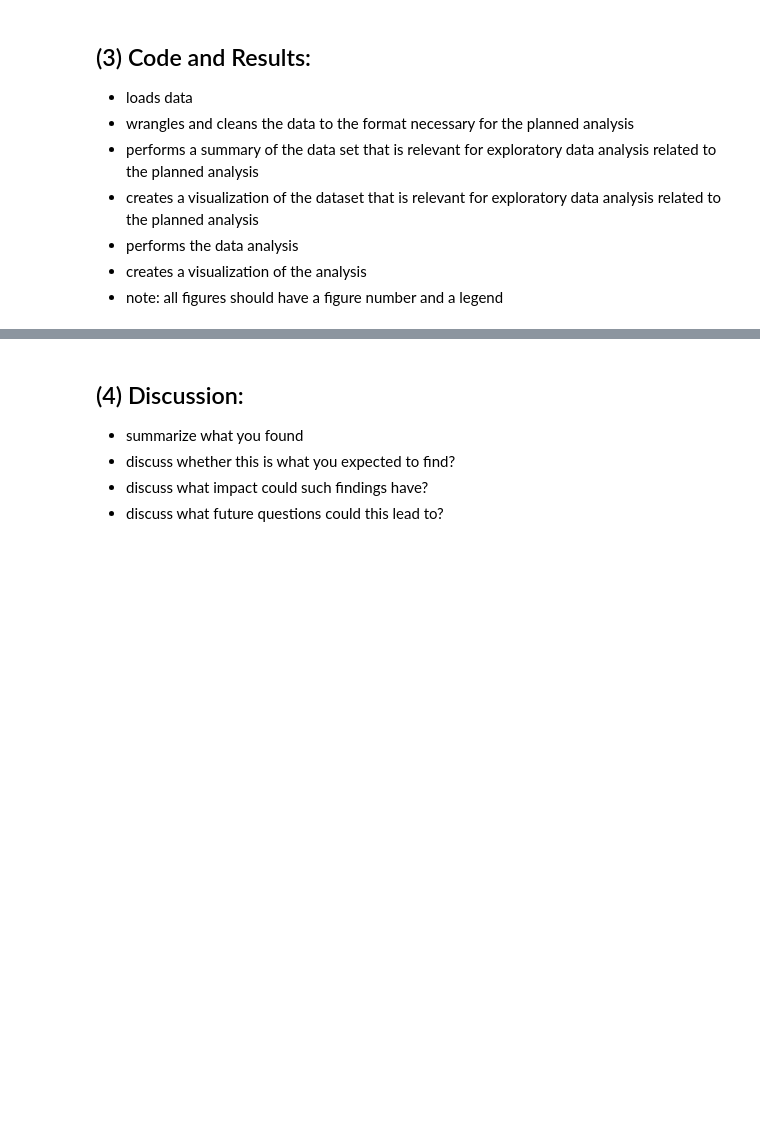
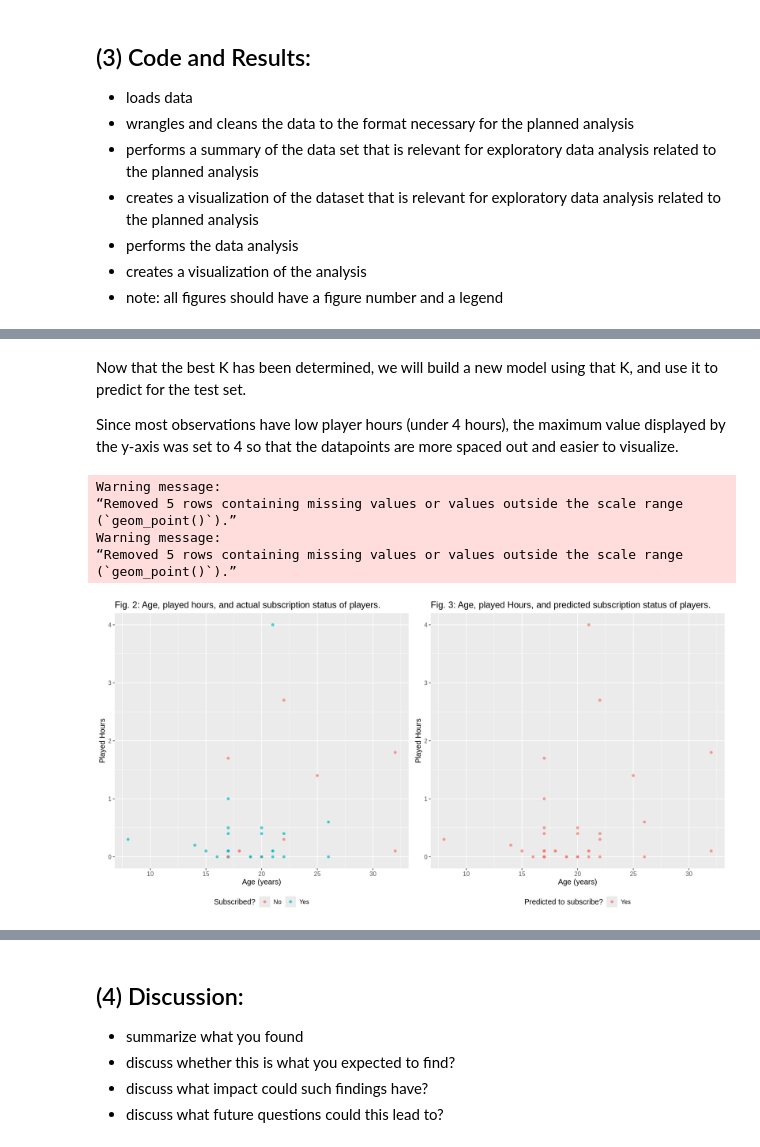
Before and after one commit to oo74/DSCI-100-Project, a Jupyter notebook: group project.ipynb, the cells around one changed output, grey strips where cells are left out. Cells and saved outputs as stored; diff of their text form; code cells hidden in the pictures; blank space fills up the shorter version.

```diff
--- a/group project.ipynb
+++ b/group project.ipynb
@@ -98,0 +105,41 @@ Warning message:
+# %% [markdown]
+Now that the best K has been determined, we will build a new model using that K, and use it to predict for the test set.
+
+Since most observations have low player hours (under 4 hours), the maximum value displayed by the y-axis was set to 4 so that the datapoints are more spaced out and easier to visualize.
+# %%
+players_best_spec <- nearest_neighbor(weight_func = "rectangular", neighbors = best_k) |>
+    set_engine("kknn") |>
+    set_mode("classification")
+
+players_fit <- workflow() |>
+    add_recipe(players_recipe) |>
+    add_model(players_best_spec) |>
+    fit(data = players_train)
+
+players_predicted <- players_fit |>
+    predict(players_test) |>
+    bind_cols(players_test)
+
+players_plot <- players_predicted |>
+    ggplot(aes(x = Age, y = played_hours, color = subscribe)) +
+    geom_point(alpha = 0.7) +
+    labs(x = "Age (years)", y = "Played Hours", title = "Fig. 2: Age, played hours, and actual subscription status of players.", color = "Subscribed?") +
+    ylim(0, 4) +
+    theme(text = element_text(size = 12), legend.position = "bottom", legend.direction = "horizontal")
+
+players_predicted_plot <- players_predicted |>
+    ggplot(aes(x = Age, y = played_hours, color = .pred_class)) +
+    geom_point(alpha = 0.7) +
+    labs(x = "Age (years)", y = "Played Hours", title = "Fig. 3: Age, played Hours, and predicted subscription status of players.", color = "Predicted to subscribe?") +
+    ylim(0, 4) +
+    theme(text = element_text(size = 12), legend.position = "bottom", legend.direction = "horizontal")
+
+plot_grid(players_plot, players_predicted_plot, ncol = 2)
+# %% [output]
+Warning message:
+“Removed 5 rows containing missing values or values outside the scale range
+(`geom_point()`).”
+Warning message:
+“Removed 5 rows containing missing values or values outside the scale range
+(`geom_point()`).”
+[figure, added]
```
Also changed, not shown: parts of 12 cells of this notebook, 1 other file.
